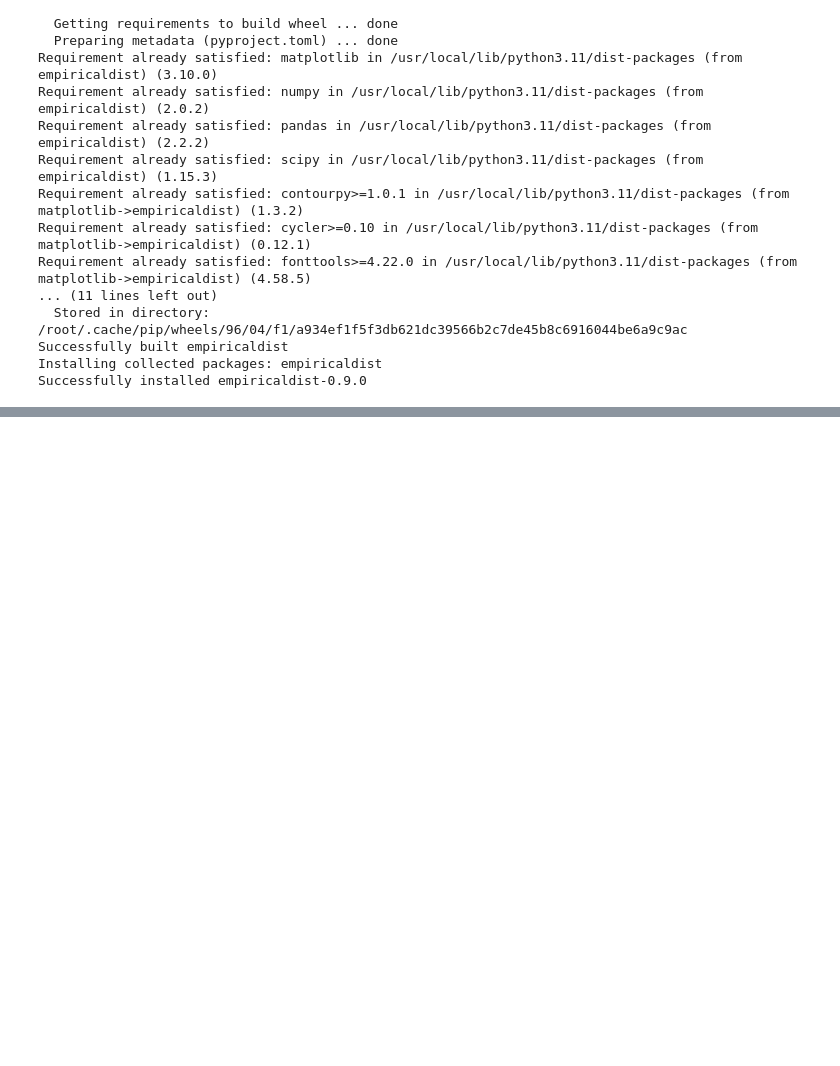
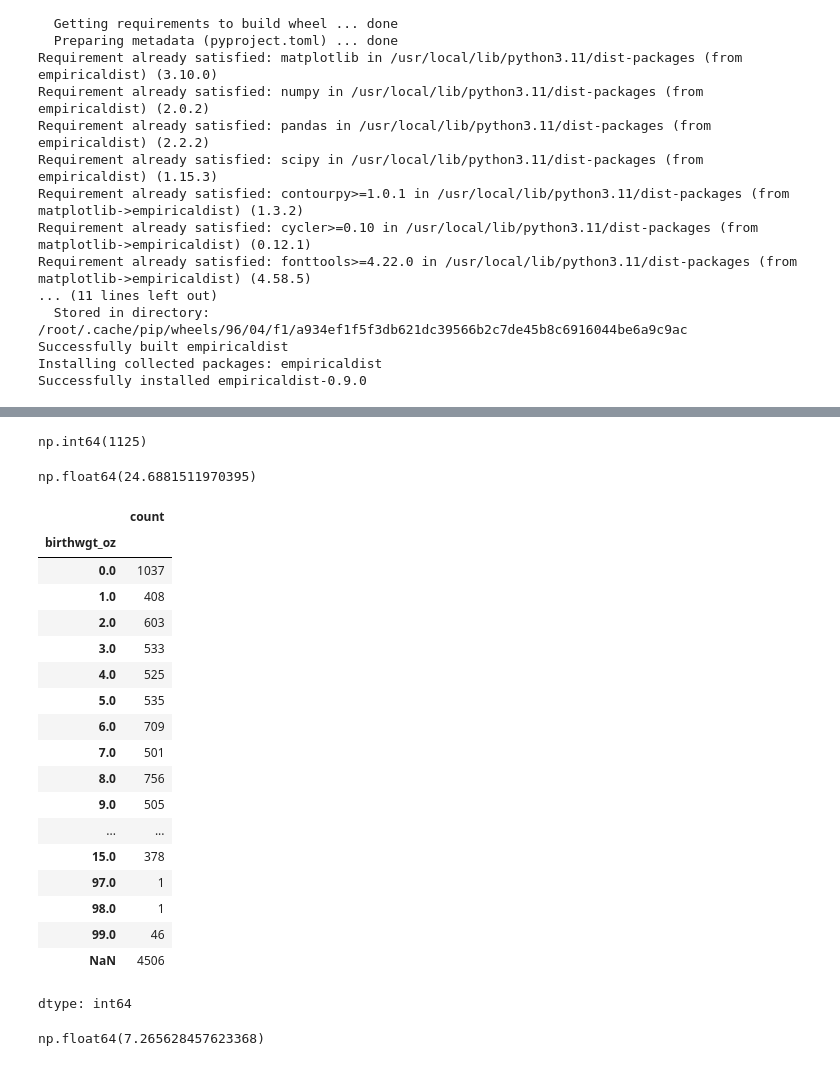
Before and after one commit to jayanthbagare/allendowney, a Jupyter notebook: ThinkStats/Chapter1_TS.ipynb, the cells around one changed output, grey strips where cells are left out. Saved outputs shown, nothing was run; the diff lists cells and outputs as text; code cells hidden in the pictures; blank space fills up the shorter version.

```diff
--- a/ThinkStats/Chapter1_TS.ipynb
+++ b/ThinkStats/Chapter1_TS.ipynb
@@ -49,0 +154,33 @@ from thinkstats import decorate
+# %%
+counts.loc[0:5].sum()
+# %% [output]
+np.int64(1125)
+# %%
+preg["birthwgt_lb"] = preg["birthwgt_lb"].replace([51, 97, 98, 99], np.nan)
+# %%
+preg["agepreg"] /= 100
+preg["agepreg"].mean()
+# %% [output]
+np.float64(24.6881511970395)
+# %%
+preg["birthwgt_oz"].value_counts(dropna=False).sort_index()
+# %% [output]
+|  | count |
+| birthwgt_oz |  |
+| 0.0 | 1037 |
+| 1.0 | 408 |
+| 2.0 | 603 |
+| 3.0 | 533 |
+| 4.0 | 525 |
+| 5.0 | 535 |
+| 6.0 | 709 |
+| 7.0 | 501 |
+| 8.0 | 756 |
+| 9.0 | 505 |
+| ... | ... |
+| 15.0 | 378 |
+| 97.0 | 1 |
+| 98.0 | 1 |
+| 99.0 | 46 |
+| NaN | 4506 |
+dtype: int64
@@ -49,0 +189,5 @@ from thinkstats import decorate
+# %%
+preg["totalwgt_lb"] = preg["birthwgt_lb"] + preg["birthwgt_oz"] / 16.0
+preg["totalwgt_lb"].mean()
+# %% [output]
+np.float64(7.265628457623368)
```
Also changed, not shown: parts of 12 cells of this notebook.
